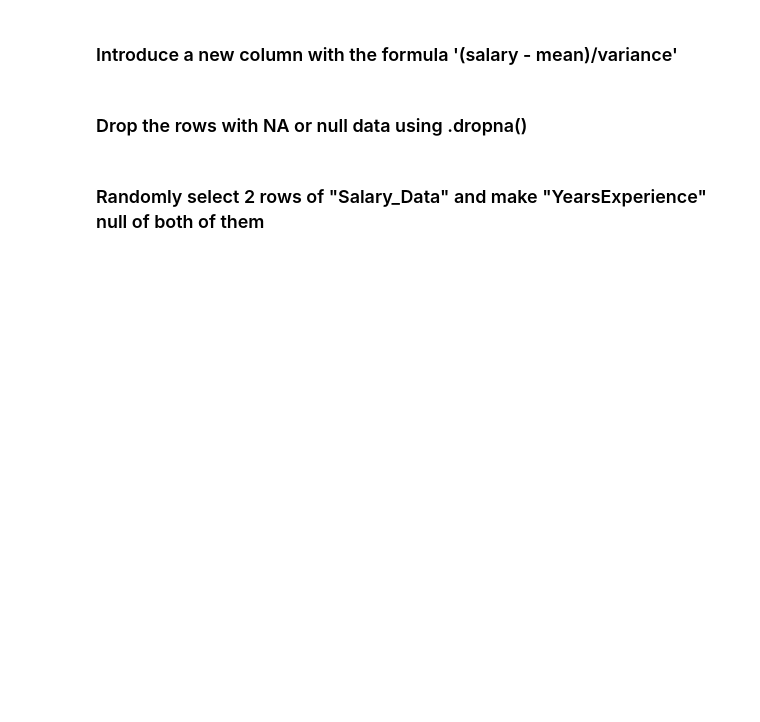
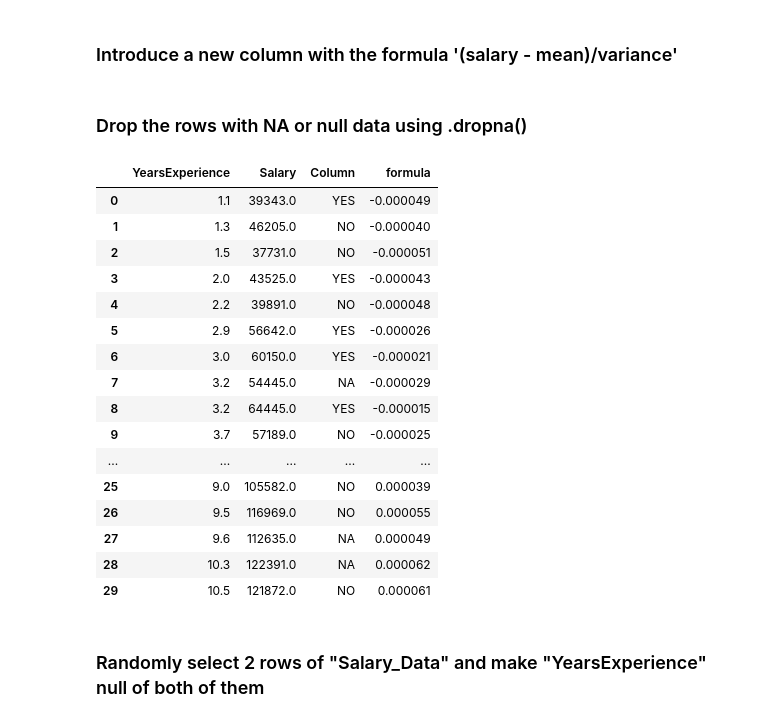
Before and after one commit to Smit-create/Assignment-1-MnC19, a Jupyter notebook: Assignments/Assignment 2 Numpy Pandas/Assignment-2.ipynb, the cells around one changed output. Drawn from its saved outputs; the diff is of its cells as text; code cells hidden in the pictures; blank space fills up the shorter version.

````diff
--- a/Assignments/Assignment 2 Numpy Pandas/Assignment-2.ipynb
+++ b/Assignments/Assignment 2 Numpy Pandas/Assignment-2.ipynb
@@ -559,3 +617,13 @@ for value in the regular:
     else:
         make it YES
 ```
+# %%
+def change_values(value):
+    if 0<=value<0.4:
+        return 'NO'
+    elif 0.4<value<0.6:
+        return 'NA'
+    else:
+        return 'YES'
+regular['Column']=regular['Column'].apply(change_values)
+print(regular)
@@ -562,2 +648,6 @@ for value in the regular:
 # %% [markdown]
 ###  Concatenate this column to "Salary_Data"
+# %%
+Salary_Data = pd.read_csv("Salary_Data.csv")
+Salary_Data['Column']=regular['Column']
+#print(Salary_Data)
@@ -564,2 +672,6 @@ for value in the regular:
 # %% [markdown]
 ### Calculate mean and variance for salary in "Salary_Data"
+# %%
+mean_s=Salary_Data['Salary'].mean()
+var_s=Salary_Data['Salary'].var()
+print(mean_s,var_s)
@@ -566,6 +680,28 @@ for value in the regular:
 # %% [markdown]
 ### Introduce a new column with the formula '(salary - mean)/variance'
+# %%
+Salary_Data['formula'] = (Salary_Data['Salary']-mean_s)/var_s
 # %% [markdown]
 ### Drop the rows with NA or null data using .dropna()
+# %%
+Salary_Data.dropna()
+# %% [output]
+|  | YearsExperience | Salary | Column | formula |
+| 0 | 1.1 | 39343.0 | YES | -0.000049 |
+| 1 | 1.3 | 46205.0 | NO | -0.000040 |
+| 2 | 1.5 | 37731.0 | NO | -0.000051 |
+| 3 | 2.0 | 43525.0 | YES | -0.000043 |
+| 4 | 2.2 | 39891.0 | NO | -0.000048 |
+| 5 | 2.9 | 56642.0 | YES | -0.000026 |
+| 6 | 3.0 | 60150.0 | YES | -0.000021 |
+| 7 | 3.2 | 54445.0 | NA | -0.000029 |
+| 8 | 3.2 | 64445.0 | YES | -0.000015 |
+| 9 | 3.7 | 57189.0 | NO | -0.000025 |
+| ... | ... | ... | ... | ... |
+| 25 | 9.0 | 105582.0 | NO | 0.000039 |
+| 26 | 9.5 | 116969.0 | NO | 0.000055 |
+| 27 | 9.6 | 112635.0 | NA | 0.000049 |
+| 28 | 10.3 | 122391.0 | NA | 0.000062 |
+| 29 | 10.5 | 121872.0 | NO | 0.000061 |
 # %% [markdown]
 ### Randomly select 2 rows of "Salary_Data" and make "YearsExperience" null of both of them
````
Also changed, not shown: parts of 37 cells of this notebook, 1 other file.
